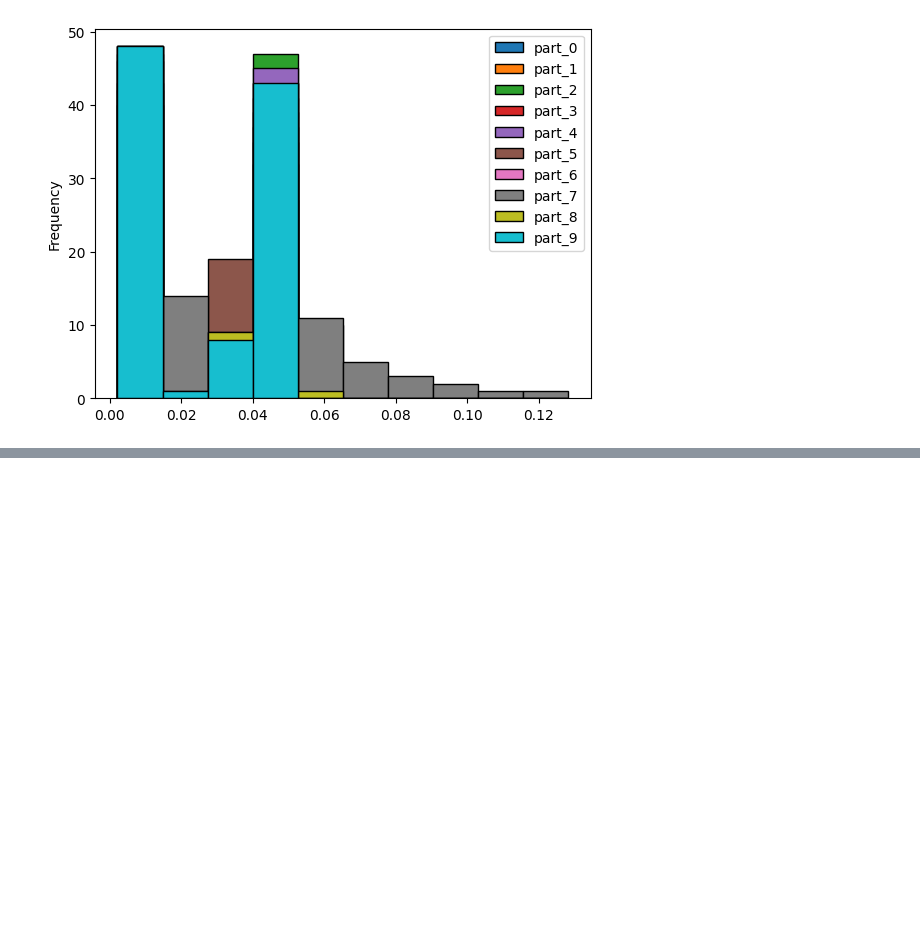
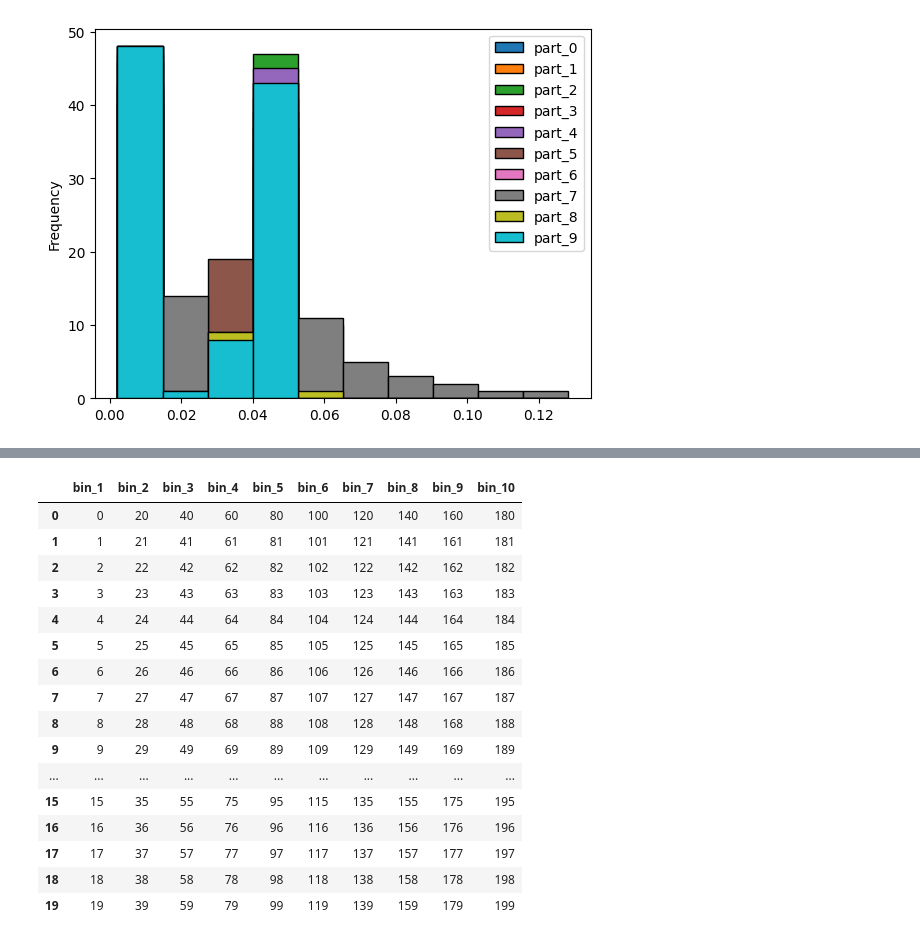
Before and after one commit to tushar-19459/Graph-Project, a Jupyter notebook: histogram.ipynb, the cells around one changed output, grey strips where cells are left out. Saved outputs shown, nothing was run; the diff lists cells and outputs as text; code cells hidden in the pictures; blank space fills up the shorter version.

```diff
--- a/histogram.ipynb
+++ b/histogram.ipynb
@@ -45,0 +125,43 @@ data.plot(kind='hist', bins=len(data.columns), edgecolor='black')
+# %%
+import numpy as np
+
+bins = 10
+values_array = np.array(values_list)
+range_data = values_array.max() - values_array.min()
+bin_width = range_data / bins
+
+data = {}
+for i in range(bins):
+    start = values_array.min() + i * bin_width
+    end   = start + bin_width
+    value_list_data = values_array[(values_array>=start) & (values_array<=end) ]
+    data[f'bin_{i+1}'] = np.unique(np.sort(value_list_data))
+
+
+# for i in range(bins):
+#     start = values_array.min() + i * bin_width
+#     end   = start + bin_width
+#     value_list_data = np.sort(values_array[(values_array>=start) & (values_array<=end) ])
+#     data[f'bin_{i+1}'] = pd.Series(value_list_data)
+
+
+new_df = pd.DataFrame(data)
+new_df
+# %% [output]
+|  | bin_1 | bin_2 | bin_3 | bin_4 | bin_5 | bin_6 | bin_7 | bin_8 | bin_9 | bin_10 |
+| 0 | 0 | 20 | 40 | 60 | 80 | 100 | 120 | 140 | 160 | 180 |
+| 1 | 1 | 21 | 41 | 61 | 81 | 101 | 121 | 141 | 161 | 181 |
+| 2 | 2 | 22 | 42 | 62 | 82 | 102 | 122 | 142 | 162 | 182 |
+| 3 | 3 | 23 | 43 | 63 | 83 | 103 | 123 | 143 | 163 | 183 |
+| 4 | 4 | 24 | 44 | 64 | 84 | 104 | 124 | 144 | 164 | 184 |
+| 5 | 5 | 25 | 45 | 65 | 85 | 105 | 125 | 145 | 165 | 185 |
+| 6 | 6 | 26 | 46 | 66 | 86 | 106 | 126 | 146 | 166 | 186 |
+| 7 | 7 | 27 | 47 | 67 | 87 | 107 | 127 | 147 | 167 | 187 |
+| 8 | 8 | 28 | 48 | 68 | 88 | 108 | 128 | 148 | 168 | 188 |
+| 9 | 9 | 29 | 49 | 69 | 89 | 109 | 129 | 149 | 169 | 189 |
+| ... | ... | ... | ... | ... | ... | ... | ... | ... | ... | ... |
+| 15 | 15 | 35 | 55 | 75 | 95 | 115 | 135 | 155 | 175 | 195 |
+| 16 | 16 | 36 | 56 | 76 | 96 | 116 | 136 | 156 | 176 | 196 |
+| 17 | 17 | 37 | 57 | 77 | 97 | 117 | 137 | 157 | 177 | 197 |
+| 18 | 18 | 38 | 58 | 78 | 98 | 118 | 138 | 158 | 178 | 198 |
+| 19 | 19 | 39 | 59 | 79 | 99 | 119 | 139 | 159 | 179 | 199 |
```
Also changed, not shown: parts of 5 cells of this notebook, 2 other files.
